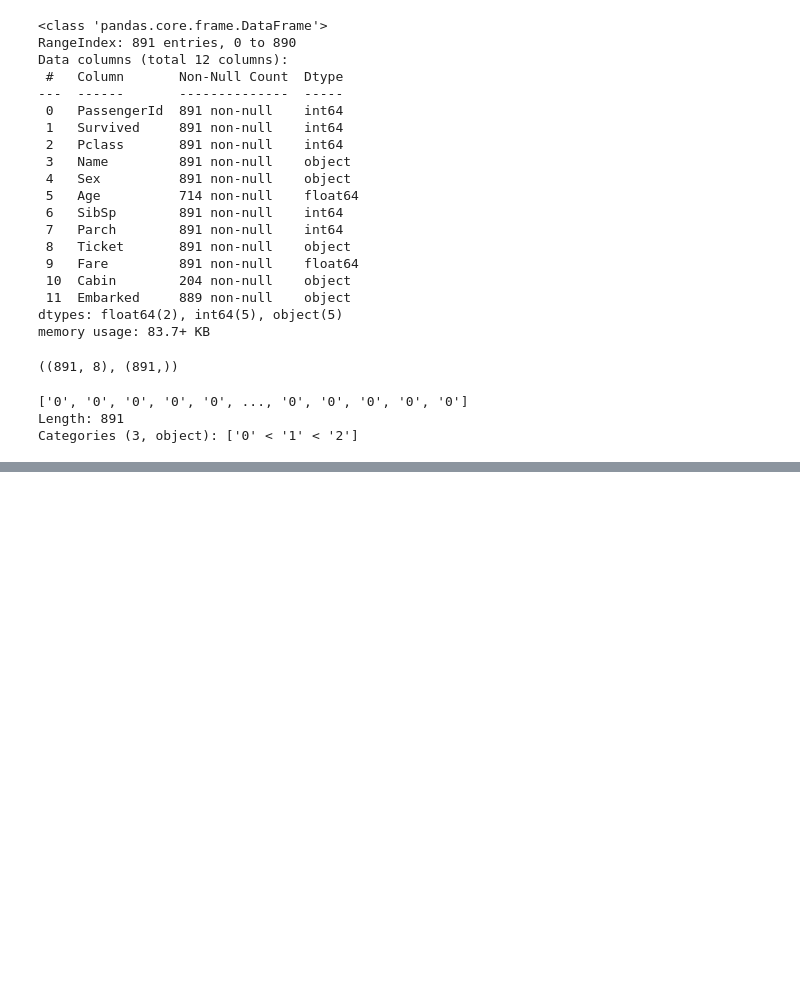
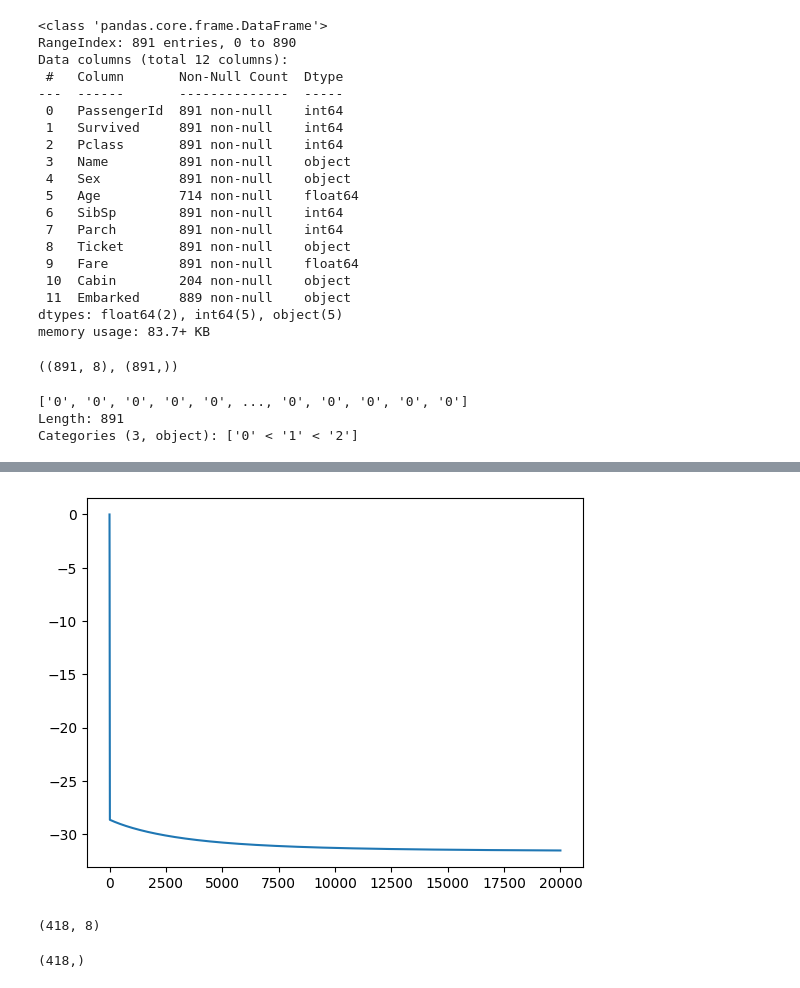
Before and after one commit to youkerWANG/ai, a Jupyter notebook: titanic.ipynb, the cells around one changed output, grey strips where cells are left out. Saved outputs shown, nothing was run; the diff lists cells and outputs as text; code cells hidden in the pictures; blank space fills up the shorter version.

```diff
--- a/titanic.ipynb
+++ b/titanic.ipynb
@@ -40,7 +40,6 @@ a.values
 Length: 891
 Categories (3, object): ['0' < '1' < '2']
 # %%
-#数据预处理
 # age
 x_train[:, 0] = titannic["Age"].fillna(titannic["Age"].median()).astype(float)
 # sex
@@ -50,10 +49,33 @@ x_train[:, 2] = titannic["Pclass"].map({3: 0, 2: 1, 1: 2}).astype(float)
 # Fare
 x_train[:, 3] = (titannic["Fare"] - titannic["Fare"].mean()) / titannic["Fare"].std()
 # Embarked
-x_train[:, 4] = titannic["Fare"].fillna("S").map({"S": 0, "Q": 1, "C": 2}).astype(float)
+x_train[:, 4] = titannic["Embarked"].fillna("S").map({"S": 0, "Q": 1, "C": 2}).astype(float)
 # SibSp
 x_train[:, 5] = pd.cut(titannic["SibSp"], bins=3, labels=["0", "1", "2"])
 # Cabin
 x_train[:, 6] = titannic['Cabin'].apply(lambda x: 0 if pd.isna(x) else 1)
 # Parch
 x_train[:, 7] = titannic['Parch'].apply(lambda x: 1 if x > 0 else 0)
+# %%
+def sigmoid(x):
+    return 1.0 / (1.0 + np.exp(-x))
+def hypothesis(w, x, b):
+    return sigmoid(x.dot(w) + b)
+def cost_function(h, y):
+    return -np.mean(y * np.log(h + 1e-8) + (1.0 - y) * np.log(1.0 - h + 1e-8))
+w = np.random.rand(8)
+b = np.random.rand()
+# %%
+epoch = 20000
+alpha = 5e-3
+total_loss = []
+for i in range(epoch):
+    h = hypothesis(w, x_train, b)
+    loss = cost_function(h, y_train)
+
+    for j in range(8):
+        w[j] = w[j] - alpha * np.mean((h - y_train) * x_train[:, j])
+    b = b - alpha * np.mean((h - y_train))
+    total_loss.append(loss)
+    print(f"epoch ={i}, loss={loss}")
+total_loss = np.array(total_loss)
@@ -59,0 +100,11 @@ x_train[:, 7] = titannic['Parch'].apply(lambda x: 1 if x > 0 else 0)
+# %%
+plt.plot(10.0 * np.log(total_loss / (np.max(total_loss + 1e-5))))
+plt.show()
+# %% [output]
+[figure, added]
+# %%
+titannic_test = pd.read_csv("test.csv")
+x_test = np.zeros([len(titannic_test), 8])
+x_test.shape
+# %% [output]
+(418, 8)
@@ -59,0 +129,6 @@ x_train[:, 7] = titannic['Parch'].apply(lambda x: 1 if x > 0 else 0)
+# %%
+y_pred = hypothesis(w, x_test, b)
+y_pred = np.round(y_pred)
+print(y_pred.shape)
+# %% [output]
+(418,)
```
Also changed, not shown: parts of 3 cells of this notebook, 1 other file.
